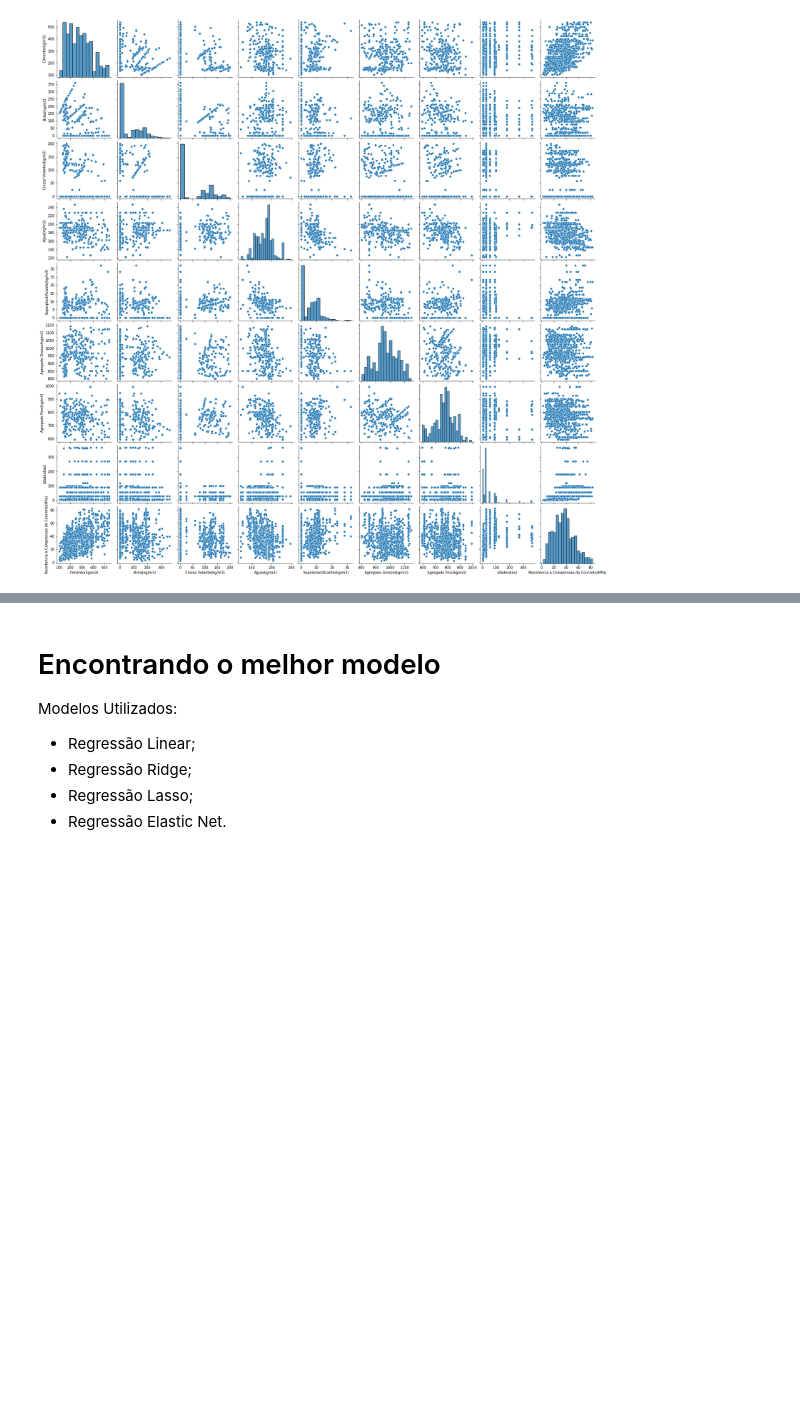
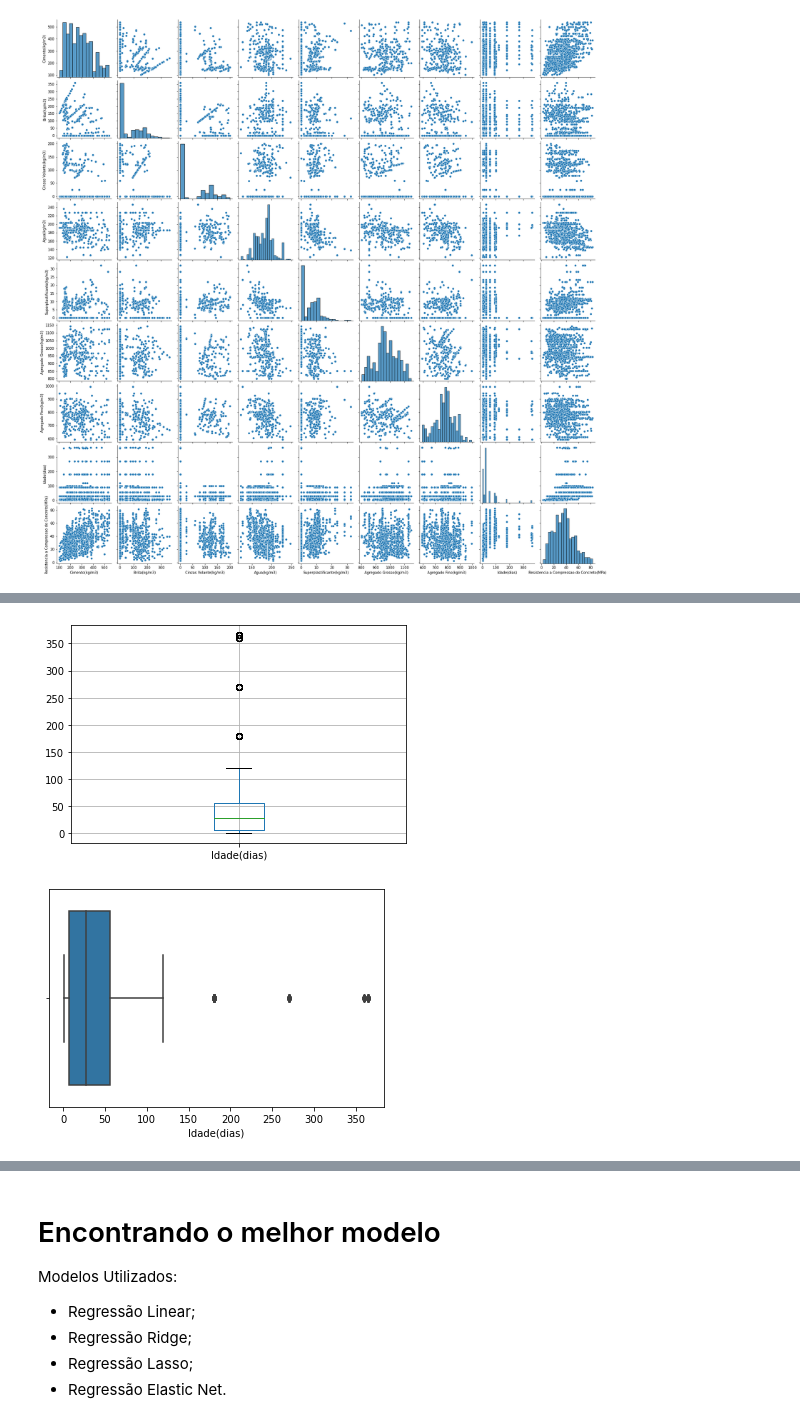
Before and after one commit to solenya1/CCS_PREDICTION, a Jupyter notebook: RC_MODEL.ipynb, the cells around one changed output, grey strips where cells are left out. Saved outputs shown, nothing was run; the diff lists cells and outputs as text; code cells hidden in the pictures; blank space fills up the shorter version.

```diff
--- a/RC_MODEL.ipynb
+++ b/RC_MODEL.ipynb
@@ -147,0 +157,20 @@ corr_ = sns.pairplot(df)
+# %%
+# Verificando para cada uma das colunas
+nome_colunas = ["Cimento(kg/m3)","Brita(kg/m3)","Cinzas Volante(kg/m3)",
+                "Agua(kg/m3)","Superplastificante(kg/m3)",
+                "Agregado Grosso(kg/m3)","Agregado Fino(kg/m3)",
+                "Idade(dias)","Resistencia a Compressao do Concreto(MPa)"]
+
+def boxplot_plot(dataset_name, nome_colunas):
+    df = dataset_name
+    for colunas in nome_colunas:
+        df.boxplot(column=colunas)
+        plt.show()
+# %%
+df.boxplot(column=nome_colunas[7])
+plt.show()
+
+ax = sns.boxplot(x=df["Idade(dias)"])
+# %% [output]
+[figure, added]
+[figure, added]
```
Also changed, not shown: parts of 24 cells of this notebook.
